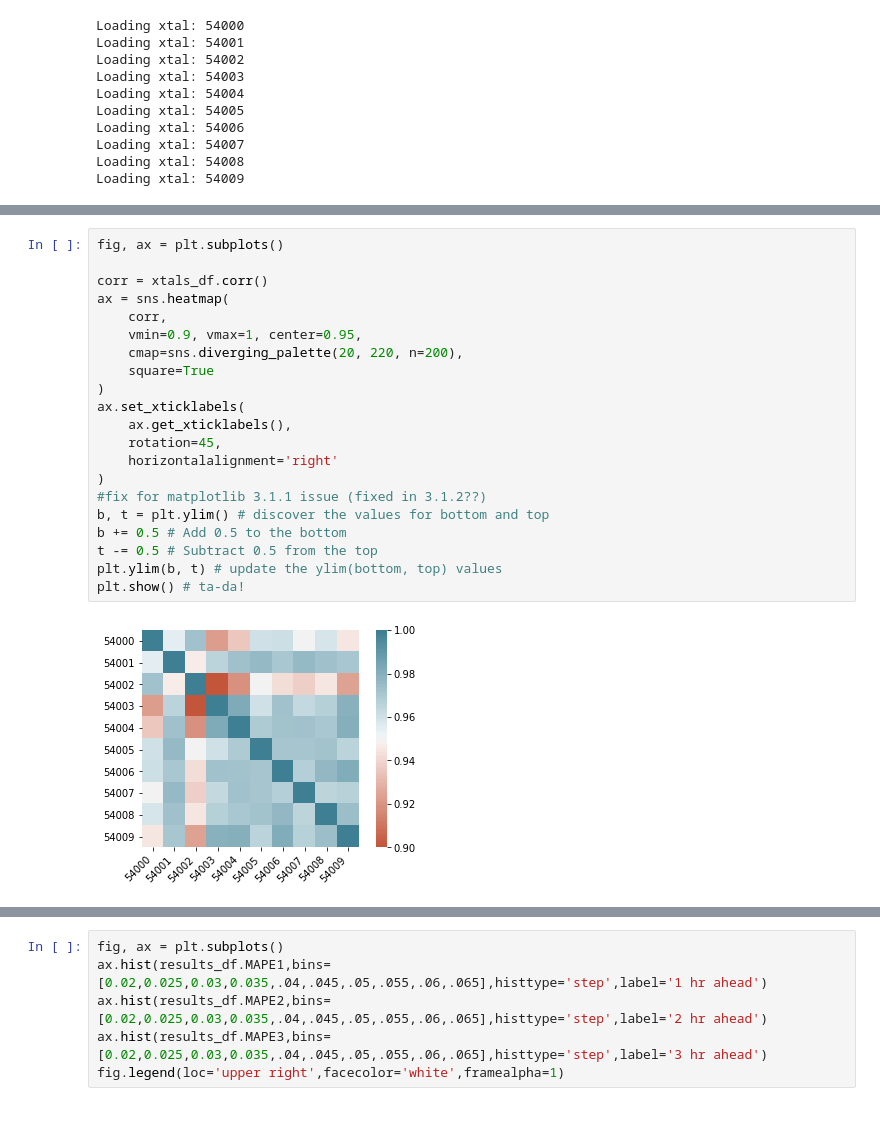
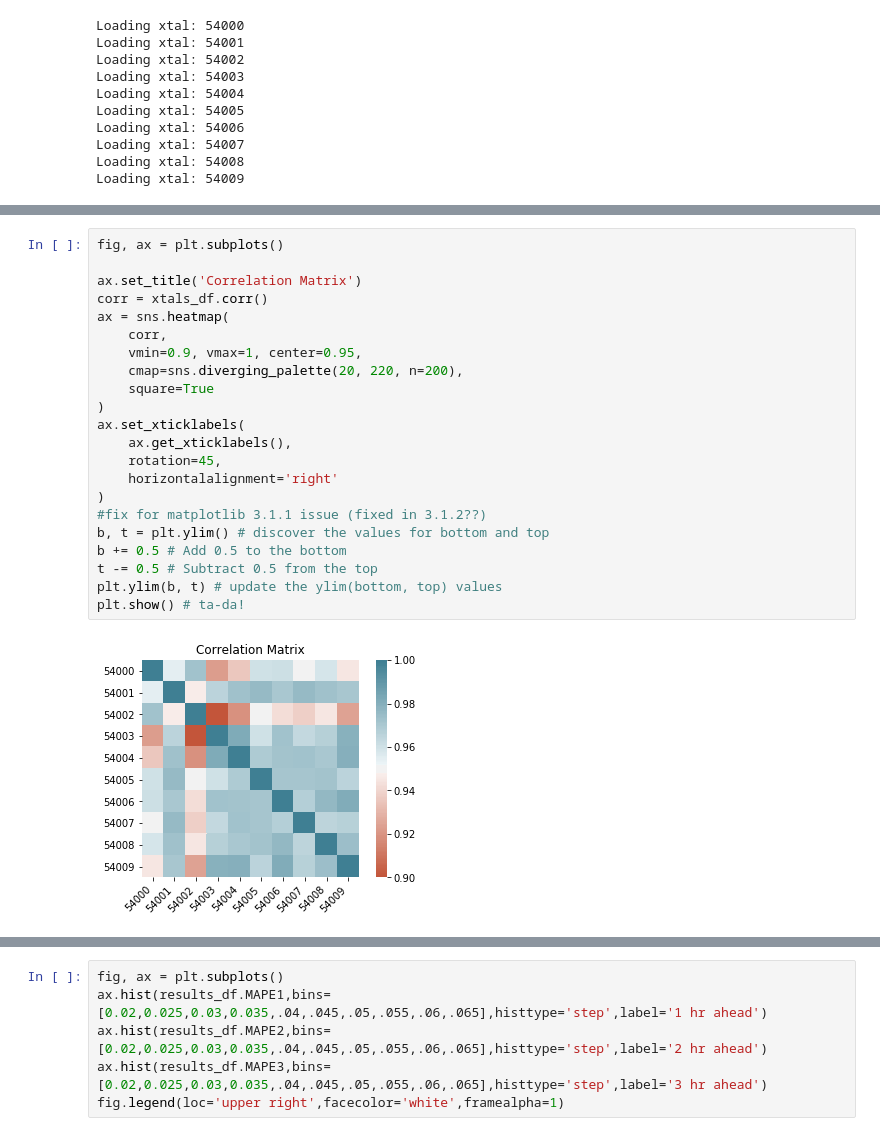
Before and after one commit to UMN-CMS/ECAL_FAIR, a Jupyter notebook: notebooks/multi_autoreg.ipynb, the cells around one changed output, grey strips where cells are left out. Cells and saved outputs as stored; diff of their text form.

Commit message:
more plot updates

```diff
--- a/notebooks/multi_autoreg.ipynb
+++ b/notebooks/multi_autoreg.ipynb
@@ -61,26 +62,27 @@ fig.show()
 # %%
 fig, ax = plt.subplots()
 
+ax.set_title('Correlation Matrix')
 corr = xtals_df.corr()
 ax = sns.heatmap(
     corr,
     vmin=0.9, vmax=1, center=0.95,
     cmap=sns.diverging_palette(20, 220, n=200),
     square=True
 )
 ax.set_xticklabels(
     ax.get_xticklabels(),
     rotation=45,
     horizontalalignment='right'
 )
 #fix for matplotlib 3.1.1 issue (fixed in 3.1.2??)
 b, t = plt.ylim() # discover the values for bottom and top
 b += 0.5 # Add 0.5 to the bottom
 t -= 0.5 # Subtract 0.5 from the top
 plt.ylim(b, t) # update the ylim(bottom, top) values
 plt.show() # ta-da!
 # %% [output]
-[figure, old version]
+[figure, new version]
 # %%
 figs = []
 for xtal in xtal_list:
```
Also changed, not shown: parts of 6 cells of this notebook.
